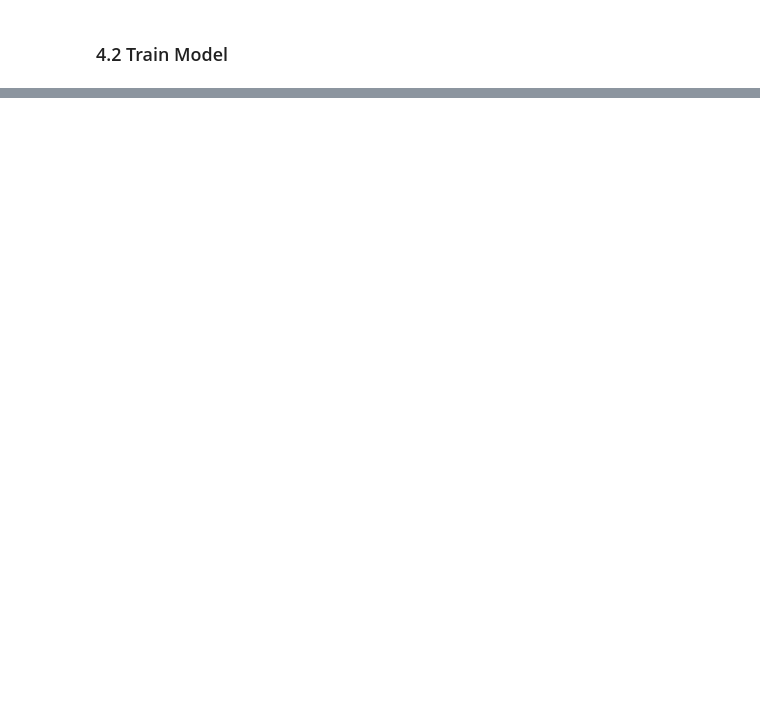
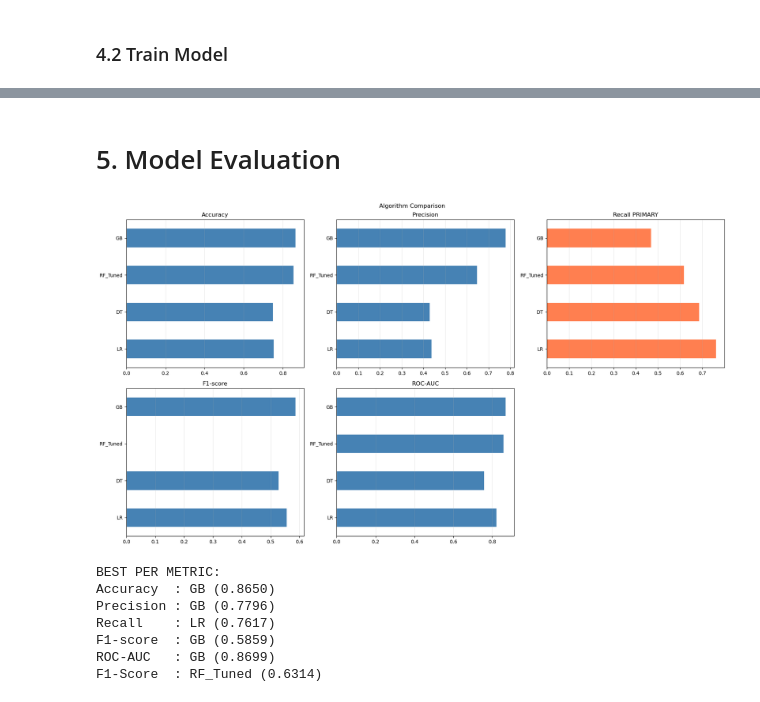
Before and after one commit to BiqWilly/MachineLearning, a Jupyter notebook: MLDP Program Codes Submission Template.ipynb, the cells around one changed output, grey strips where cells are left out. Drawn from its saved outputs; the diff is of its cells as text; code cells hidden in the pictures; blank space fills up the shorter version.

```diff
--- a/MLDP Program Codes Submission Template.ipynb
+++ b/MLDP Program Codes Submission Template.ipynb
@@ -412,0 +488,10 @@ memory usage: 722.8 KB
+# %%
+# Preparing baseline with original features
+df_baseline = df.copy()
+
+# Encode categorical variables for BASELINE
+df_baseline['Gender'] = df_baseline['Gender'].map({'Female': 0, 'Male': 1})
+df_baseline = pd.get_dummies(df_baseline, columns=['Geography'], drop_first=True)
+
+print(f"Baseline features: {df_baseline.shape[1] - 1}")  # -1 for target
+print("\nBaseline features:", df_baseline.columns.tolist())
@@ -532,0 +887,32 @@ Model trained using Cost-Sensitive Learning (class_weight='balanced')
+# %% [markdown]
+# 5. Model Evaluation
+# %%
+# Visualize comparison
+fig, axes = plt.subplots(2,3, figsize=(18,10))
+fig.suptitle('Algorithm Comparison')
+
+for idx, metric in enumerate(['Accuracy','Precision','Recall','F1-score','ROC-AUC']):
+    row, col = idx//3, idx%3
+    ax = axes[row, col]
+    colors = ['coral' if metric=='Recall' else 'steelblue' for _ in results_df.index]
+    results_df[metric].plot(kind='barh', ax=ax, color=colors)
+    ax.set_title(f"{metric}" + (" PRIMARY" if metric=='Recall' else ""))
+    ax.grid(axis='x', alpha=0.3)
+
+axes[1,2].axis('off')
+plt.tight_layout()
+plt.show()
+
+print("\nBEST PER METRIC:")
+for metric in results_df.columns:
+    best = results_df[metric].idxmax()
+    print(f"{metric:10s}: {best} ({results_df.loc[best,metric]:.4f})")
+# %% [output]
+[figure, added]
+BEST PER METRIC:
+Accuracy  : GB (0.8650)
+Precision : GB (0.7796)
+Recall    : LR (0.7617)
+F1-score  : GB (0.5859)
+ROC-AUC   : GB (0.8699)
+F1-Score  : RF_Tuned (0.6314)
```
Also changed, not shown: parts of 53 cells of this notebook, 3 other files.
